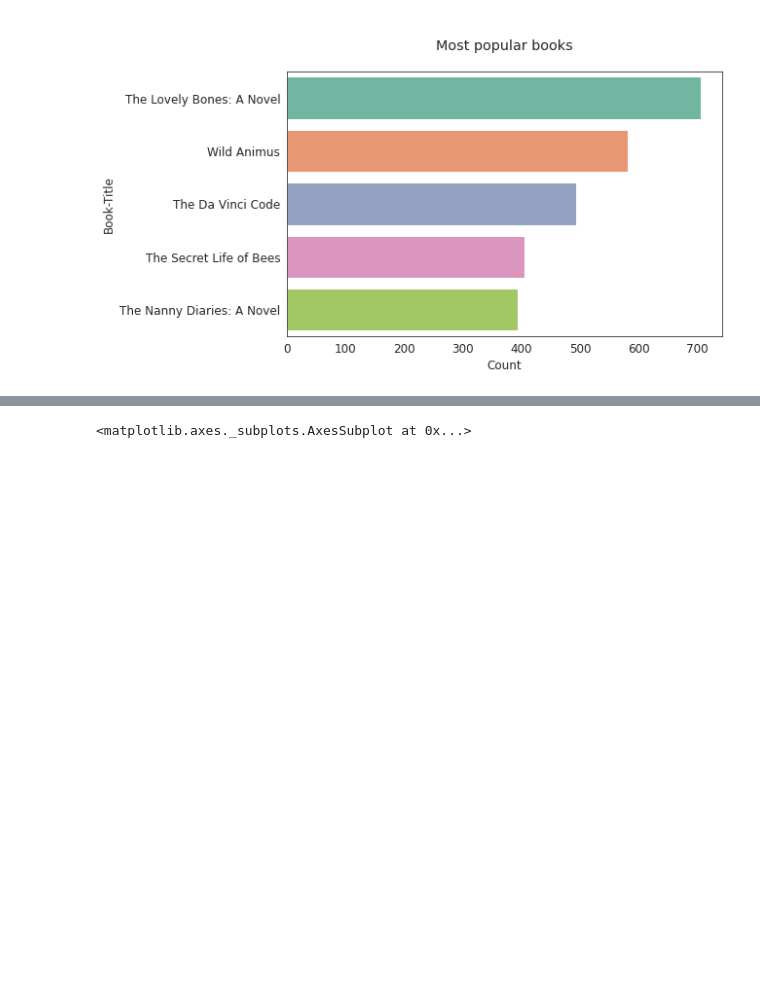
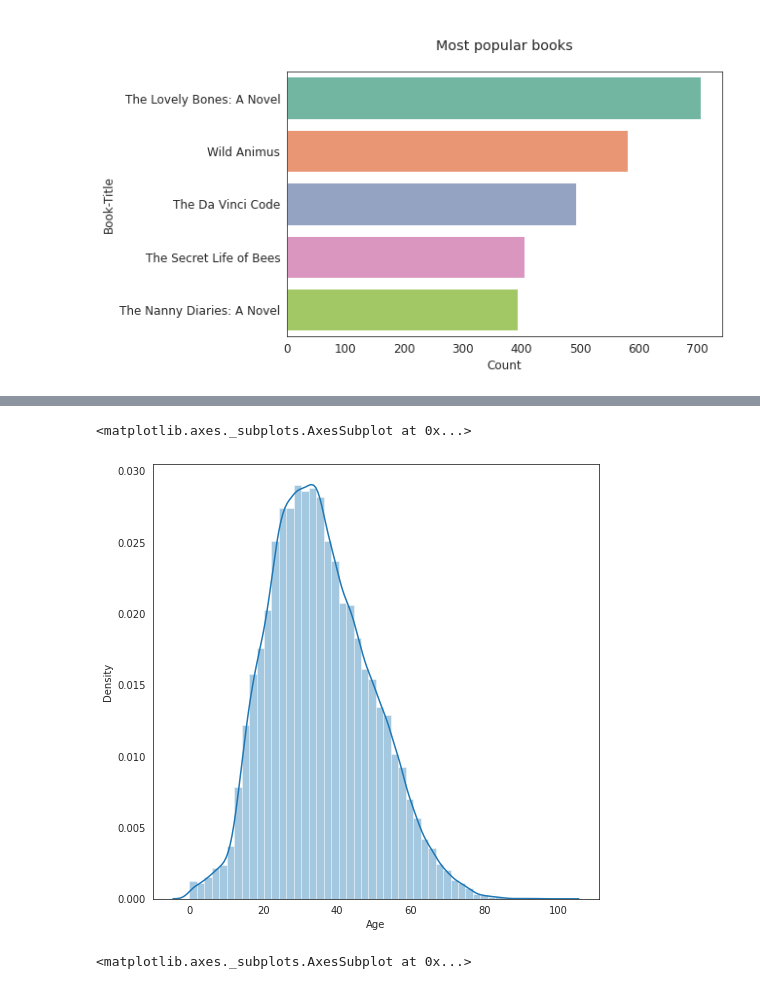
Before and after one commit to RadhikaRM/Bookrecommendersystem, a Jupyter notebook: Team_Book_Recommender_System.ipynb, the cells around one changed output, grey strips where cells are left out. Cells and saved outputs as stored; diff of their text form; code cells hidden in the pictures; blank space fills up the shorter version.

```diff
--- a/Team_Book_Recommender_System.ipynb
+++ b/Team_Book_Recommender_System.ipynb
@@ -874,3 +872,10 @@ sns.lineplot(data=author, y='Book-Author', x='Book-Title')
+# %%
+#Age distribution of users
+age_df=users_df[users_df['User-ID'].isin(list(df['User-ID'].unique()))]
+sns.distplot(age_df.Age)
+# %% [output]
+<matplotlib.axes._subplots.AxesSubplot at 0x...>
+[figure, added]
 # %%
 # countries with most readers
 countries = df.groupby('Country')['User-ID'].count().reset_index().sort_values(by='User-ID', ascending=False)[:10]
```
Also changed, not shown: parts of 2 cells of this notebook.
